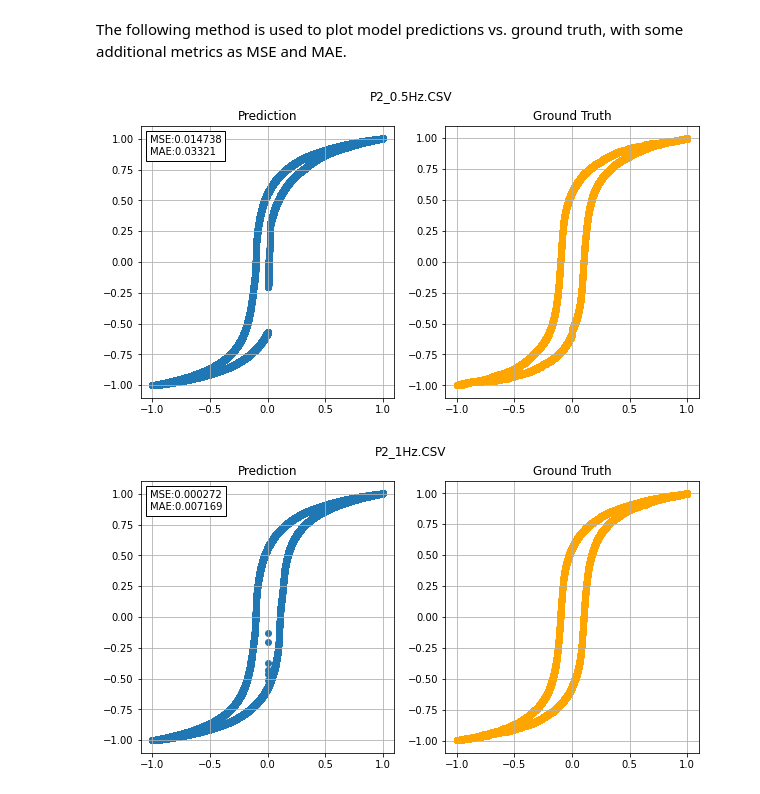
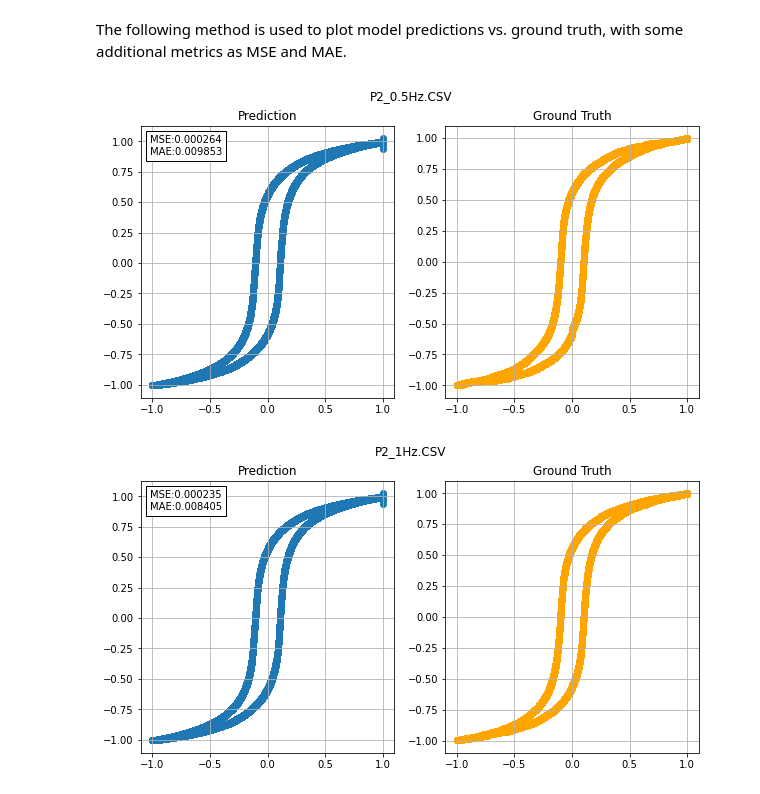
Before and after one commit to olivieromassi/Hysteresis-Modelling-with-Neural-Networks, a Jupyter notebook: PreisachRNNModelTraining.ipynb, the cells around one changed output. Saved outputs shown, nothing was run; the diff lists cells and outputs as text; code cells hidden in the pictures.

Commit message:
Added updated version of the PreisachRNNModelTraining Notebook: it includes both pipelines to perform stateful = True or stateful = False training

```diff
--- a/PreisachRNNModelTraining.ipynb
+++ b/PreisachRNNModelTraining.ipynb
@@ -398,0 +429,3 @@ plt.show()
+# %%
+# To avoid cross-batch statefulness set stateful = False
+stateful = False
@@ -406,19 +715,28 @@ model.save_weights(filename, save_format='h5')
 # %%
 # Instantiating a prediction model to use a different batch size during prediction
+
+# Setting the number of Hidden Neurons to be used by the model
+rnn_units = 12
+
 # Setting the number of Play Operators to be used by the model
 n_operators = 6
-rnn_units = 12
 
 pred_batch_size = 1
 
 H = tf.keras.layers.Input(shape=(seq_len, 1,), batch_size=pred_batch_size, name='H')
 H_dot = tf.keras.layers.Input(shape=(seq_len, 1,), batch_size=pred_batch_size, name='H_dot')
 
-preisach_layer = PreisachMemoryLayer(n_operators=n_operators, batch_size=pred_batch_size, name=f"PreisachMemoryLayer_{pred_batch_size}")(H)
+preisach_layer = PreisachMemoryLayer(n_operators=n_operators,
+                                     batch_size=pred_batch_size,
+                                     stateful=stateful,
+                                     name=f"PreisachMemoryLayer_{pred_batch_size}")(H)
 
 concatenate = tf.keras.layers.concatenate([H, H_dot, preisach_layer], name='Concatenate')
 
-recurrent_layer = tf.keras.layers.SimpleRNN(units=rnn_units, return_sequences=True, stateful=stateful, name='RecurrentLayer')(concatenate)
+recurrent_layer = tf.keras.layers.SimpleRNN(units=rnn_units,
+                                            return_sequences=return_sequences,
+                                            stateful=stateful,
+                                            name='RecurrentLayer')(concatenate)
 outputs = tf.keras.layers.Dense(1, activation='linear', name='OutputLayer')(recurrent_layer)
 
 
@@ -454,7 +770,7 @@ prediction_model.load_weights(filename, by_name=True, skip_mismatch=True)
 # %% [markdown]
 The following method is used to plot model predictions vs. ground truth, with some additional metrics as MSE and MAE.
 # %%
-prediction_model.load_weights('/content/PreisachRNN_12_units_seq_len_20_stateful_True_first_magnetization_True_subsampling_False_repeated_1_epochs_10.h5', by_name=True, skip_mismatch=True)
+prediction_model.load_weights('/content/PreisachRNN_12_units_seq_len_20_stateful_True_first_magnetization_False_fs_96000.0_repeated_2_epochs_10.h5', by_name=True, skip_mismatch=True)
 # %%
 from sklearn.metrics import mean_squared_error, mean_absolute_error
 from matplotlib.offsetbox import AnchoredText
@@ -479,34 +799,61 @@ def plot_prediction(prediction, ground_truth, input_signal, frequency):
 # %%
-############# DEBUG ###############
-## PREDICTIONS OVER TRAINING DATA #
+####### RESAMPLED DATASET ##########
+## PREDICTIONS OVER TRAINING DATA ##
 
-# Testing the model on the validation data, to have an idea of what it is learning
-model_predictions = {}
-y_pred = []
+# The dictionary contains the predictions for the different frequency signals
+model_predictions_train = {}
 
+# Reset the model states before computing the predictions
 prediction_model.reset_states()
+# Reset the Play Operators
+prediction_model.get_layer(f'PreisachMemoryLayer_{pred_batch_size}').reset_first_batch
 
 for freq in train_dataset:
-    x_signal = np.array(train_dataset[freq][['H']])
+    # The dictionary contains B_pred, B_true, H for each single frequency
+    signals = {}
+
+    # The array contains the predictions of B for a given frequency
+    B_pred = []
+
+    H = np.array(train_dataset[freq]['H'])
+    B_true = np.array(train_dataset[freq]['B'])
+
+    # Compute the number of samples to perform signal subsampling
+    num_sample_sub = int(len(H) / fs * resample_fs)
+
+    # Subsample the signals
+    H = sp.signal.resample(np.tile(H, repetitions), num_sample_sub * repetitions)
+    B_true = sp.signal.resample(np.tile(B_true, repetitions), num_sample_sub * repetitions)
+
+    # Pad if necessary the signal to fit an integer number of sequences
+    if (len(H) % seq_len != 0):
+        pad = seq_len - (len(H) % seq_len)
+        H = np.pad(H, (0, pad), 'constant', constant_values=H[-1])
+        B_true = np.pad(B_true, (0, pad), 'constant', constant_values=B_true[-1])
+
     # Divide the signal in batches
-    x = x_signal.reshape(-1, seq_len)
-    y_pred = []
-    for el in x:
-        y_pred.append(prediction_model.predict([np.expand_dims(el, axis=0), np.gradient(np.expand_dims(el, axis=0), axis=1)]))
+    H = H.reshape(-1, seq_len)
+
+    # Compute the model predictions
+    for batch in H:
+        B_pred.append(prediction_model.predict([np.expand_dims(batch, axis=0), np.gradient(np.expand_dims(batch, axis=0), axis=1)]))
 
     # Reshape batch predictions into a single array
-    y_pred = np.array(y_pred).reshape(-1, 1)
-    y_true = train_dataset[freq]['B']
+    B_pred = np.array(B_pred).reshape(-1, 1)
 
     # Store predictions into a dict to be written as a file
-    model_predictions[freq] = y_pred.tolist()
+    signals['B_pred'] = B_pred.tolist()
+    signals['B_true'] = B_true.tolist()
+    signals['H'] = H.tolist()
+
+    model_predictions_train[freq] = signals
 
     # Reset the states after each frequency prediction
     prediction_model.reset_states()
     # Reset the Play Operators
     prediction_model.get_layer(f'PreisachMemoryLayer_{pred_batch_size}').reset_first_batch
 
-    plot_prediction(y_pred, y_true, x_signal, freq)
+    plot_prediction(B_pred, B_true, H, freq)
 # %% [output]
-[figure, old version]
+[figure, new version]
-[figure, old version]
+[figure, new version]
```
Also changed, not shown: parts of 60 cells of this notebook.
